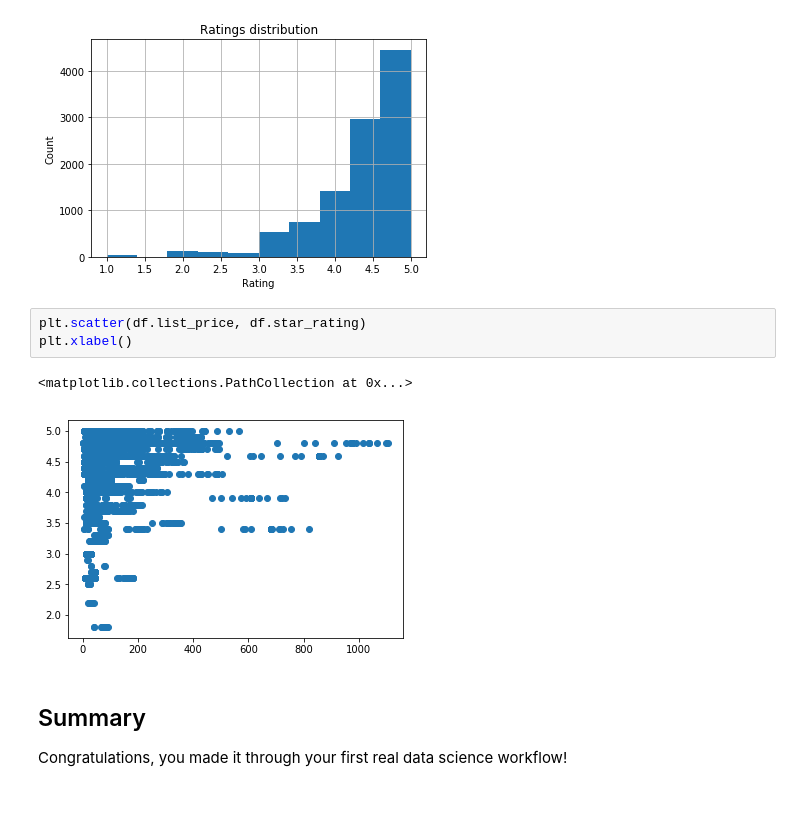
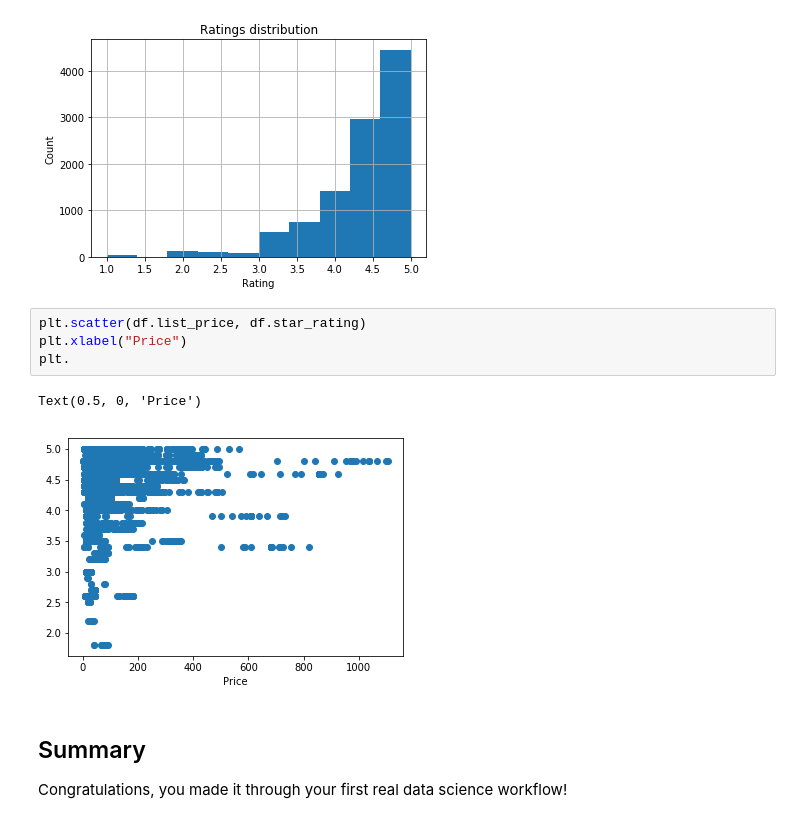
Before and after one commit to max-miller/dsc-first-codealong-nyc-ds-career-042219, a Jupyter notebook: index.ipynb, the cells around one changed output. Drawn from its saved outputs; the diff is of its cells as text.

```diff
--- a/index.ipynb
+++ b/index.ipynb
@@ -346,10 +346,11 @@ Text(0, 0.5, 'Count')
 [figure]
 # %%
 plt.scatter(df.list_price, df.star_rating)
-plt.xlabel()
+plt.xlabel("Price")
+plt.
 # %% [output]
-<matplotlib.collections.PathCollection at 0x...>
+Text(0.5, 0, 'Price')
-[figure, old version]
+[figure, new version]
 # %% [markdown]
 ## Summary
 
```
